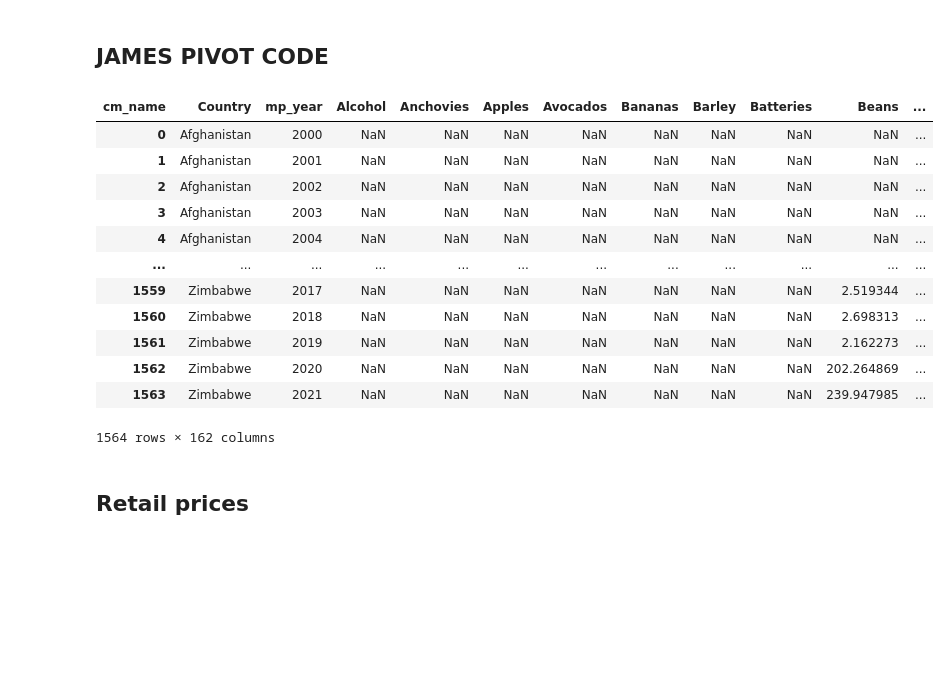
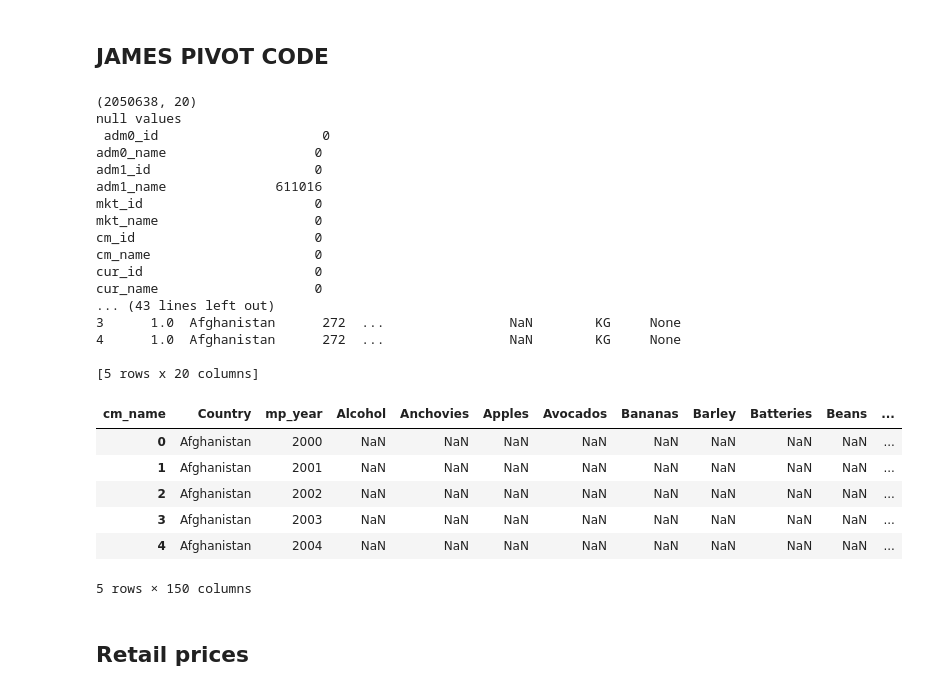
Before and after one commit to MaxSMCON/Group_2, a Jupyter notebook: Group_2_Stats.ipynb, the cells around one changed output. Cells and saved outputs as stored; diff of their text form; code cells hidden in the pictures; blank space fills up the shorter version.

Commit message:
Merging all Tables

```diff
--- a/Group_2_Stats.ipynb
+++ b/Group_2_Stats.ipynb
@@ -478,26 +677,40 @@ df_pivot.head()
 ## RICK TO ADD CONVERSION CODE TO THIS TABLE df_pivot
 # %% [markdown]
 ## JAMES PIVOT CODE
+# %%
+description(df)
+# %% [output]
+(2050638, 20)
+null values
+ adm0_id                     0
+adm0_name                   0
+adm1_id                     0
+adm1_name              611016
+mkt_id                      0
+mkt_name                    0
+cm_id                       0
+cm_name                     0
+cur_id                      0
+cur_name                    0
+... (43 lines left out)
+3      1.0  Afghanistan      272  ...                NaN        KG     None
+4      1.0  Afghanistan      272  ...                NaN        KG     None
+
+[5 rows x 20 columns]
 # %%
-country_df = df[['Country','mp_year','cm_name','mp_price']]
+country_df = df_retail[['Country','mp_year','cm_name','mp_price']]
 country_df = country_df.groupby(by=['Country','mp_year','cm_name']).mean().reset_index(level=['Country', 'mp_year','cm_name'])
 country_df = country_df.pivot(index=["Country", "mp_year"], columns=["cm_name"],values="mp_price").reset_index(level=['Country', 'mp_year'])
 country_df.reset_index(inplace=True,drop=True)
-country_df
+country_df.head()
 # %% [output]
 | cm_name | Country | mp_year | Alcohol | Anchovies | Apples | Avocados | Bananas | Barley | Batteries | Beans | ... |
 | 0 | Afghanistan | 2000 | NaN | NaN | NaN | NaN | NaN | NaN | NaN | NaN | ... |
 | 1 | Afghanistan | 2001 | NaN | NaN | NaN | NaN | NaN | NaN | NaN | NaN | ... |
 | 2 | Afghanistan | 2002 | NaN | NaN | NaN | NaN | NaN | NaN | NaN | NaN | ... |
 | 3 | Afghanistan | 2003 | NaN | NaN | NaN | NaN | NaN | NaN | NaN | NaN | ... |
 | 4 | Afghanistan | 2004 | NaN | NaN | NaN | NaN | NaN | NaN | NaN | NaN | ... |
-| ... | ... | ... | ... | ... | ... | ... | ... | ... | ... | ... | ... |
-| 1559 | Zimbabwe | 2017 | NaN | NaN | NaN | NaN | NaN | NaN | NaN | 2.519344 | ... |
-| 1560 | Zimbabwe | 2018 | NaN | NaN | NaN | NaN | NaN | NaN | NaN | 2.698313 | ... |
-| 1561 | Zimbabwe | 2019 | NaN | NaN | NaN | NaN | NaN | NaN | NaN | 2.162273 | ... |
-| 1562 | Zimbabwe | 2020 | NaN | NaN | NaN | NaN | NaN | NaN | NaN | 202.264869 | ... |
-| 1563 | Zimbabwe | 2021 | NaN | NaN | NaN | NaN | NaN | NaN | NaN | 239.947985 | ... |
-1564 rows × 162 columns
+5 rows × 150 columns
 # %% [markdown]
 ## Retail prices
 # %%
```
Also changed, not shown: parts of 33 cells of this notebook.
